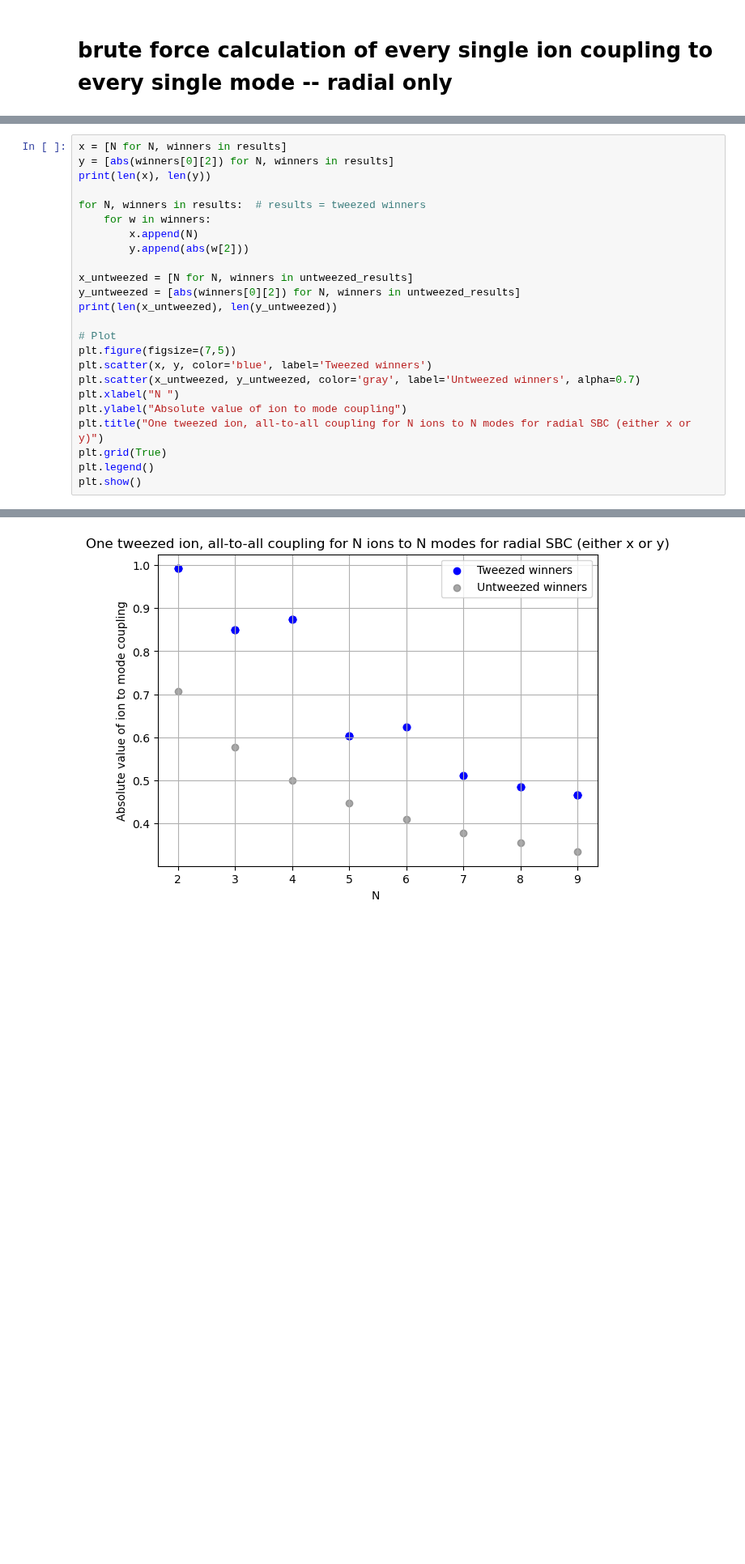
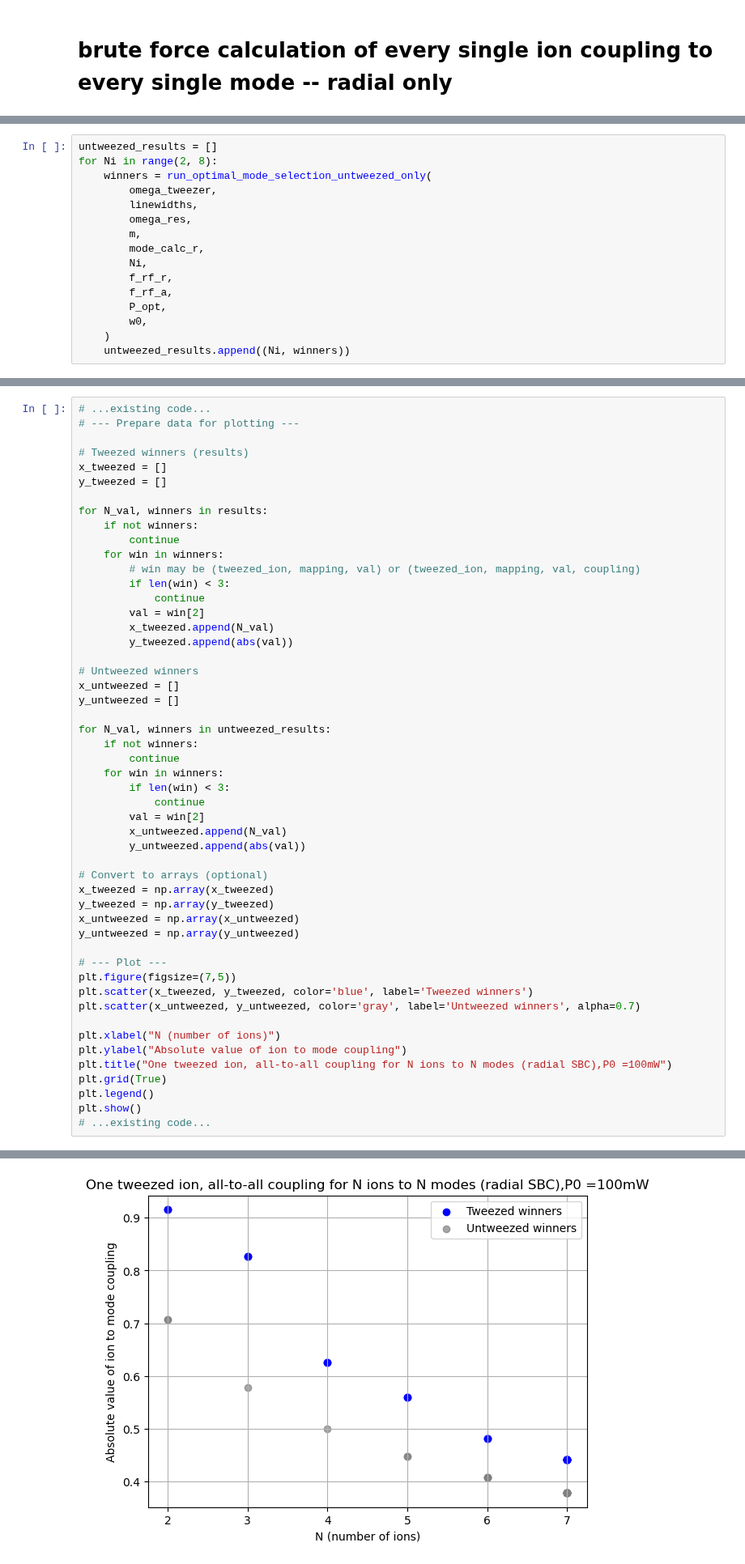
Before and after one commit to SQRLab/BladeRunner, a Jupyter notebook: Tweezers/SBC_Speedup.ipynb, the cells around one changed output, grey strips where cells are left out. Shown at 81% size. Saved outputs shown, nothing was run; the diff lists cells and outputs as text; blank space fills up the shorter version.

```diff
--- a/Tweezers/SBC_Speedup.ipynb
+++ b/Tweezers/SBC_Speedup.ipynb
@@ -578,0 +313,16 @@ for Ni in range(2, 10):
+# %%
+untweezed_results = []
+for Ni in range(2, 8):
+    winners = run_optimal_mode_selection_untweezed_only(
+        omega_tweezer,
+        linewidths,
+        omega_res,
+        m,
+        mode_calc_r,
+        Ni,
+        f_rf_r,
+        f_rf_a,
+        P_opt,
+        w0,
+    )
+    untweezed_results.append((Ni, winners))
@@ -579,25 +354,52 @@ for Ni in range(2, 10):
 # %%
-x = [N for N, winners in results]
-y = [abs(winners[0][2]) for N, winners in results]
-print(len(x), len(y))
+# ...existing code...
+# --- Prepare data for plotting ---
 
-for N, winners in results:  # results = tweezed winners
-    for w in winners:
-        x.append(N)
-        y.append(abs(w[2]))
+# Tweezed winners (results)
+x_tweezed = []
+y_tweezed = []
 
-x_untweezed = [N for N, winners in untweezed_results]
-y_untweezed = [abs(winners[0][2]) for N, winners in untweezed_results]
-print(len(x_untweezed), len(y_untweezed))
+for N_val, winners in results:
+    if not winners:
+        continue
+    for win in winners:
+        # win may be (tweezed_ion, mapping, val) or (tweezed_ion, mapping, val, coupling)
+        if len(win) < 3:
+            continue
+        val = win[2]
+        x_tweezed.append(N_val)
+        y_tweezed.append(abs(val))
 
-# Plot
+# Untweezed winners
+x_untweezed = []
+y_untweezed = []
+
+for N_val, winners in untweezed_results:
+    if not winners:
+        continue
+    for win in winners:
+        if len(win) < 3:
+            continue
+        val = win[2]
+        x_untweezed.append(N_val)
+        y_untweezed.append(abs(val))
+
+# Convert to arrays (optional)
+x_tweezed = np.array(x_tweezed)
+y_tweezed = np.array(y_tweezed)
+x_untweezed = np.array(x_untweezed)
+y_untweezed = np.array(y_untweezed)
+
+# --- Plot ---
 plt.figure(figsize=(7,5))
-plt.scatter(x, y, color='blue', label='Tweezed winners')
+plt.scatter(x_tweezed, y_tweezed, color='blue', label='Tweezed winners')
 plt.scatter(x_untweezed, y_untweezed, color='gray', label='Untweezed winners', alpha=0.7)
-plt.xlabel("N ")
+
+plt.xlabel("N (number of ions)")
 plt.ylabel("Absolute value of ion to mode coupling")
-plt.title("One tweezed ion, all-to-all coupling for N ions to N modes for radial SBC (either x or y)")
+plt.title("One tweezed ion, all-to-all coupling for N ions to N modes (radial SBC),P0 =100mW")
 plt.grid(True)
 plt.legend()
 plt.show()
+# ...existing code...
 # %% [output]
@@ -606 +406 @@ plt.show()
-[figure, old version]
+[figure, new version]
```
Also changed, not shown: parts of 55 cells of this notebook, 1 other file.
